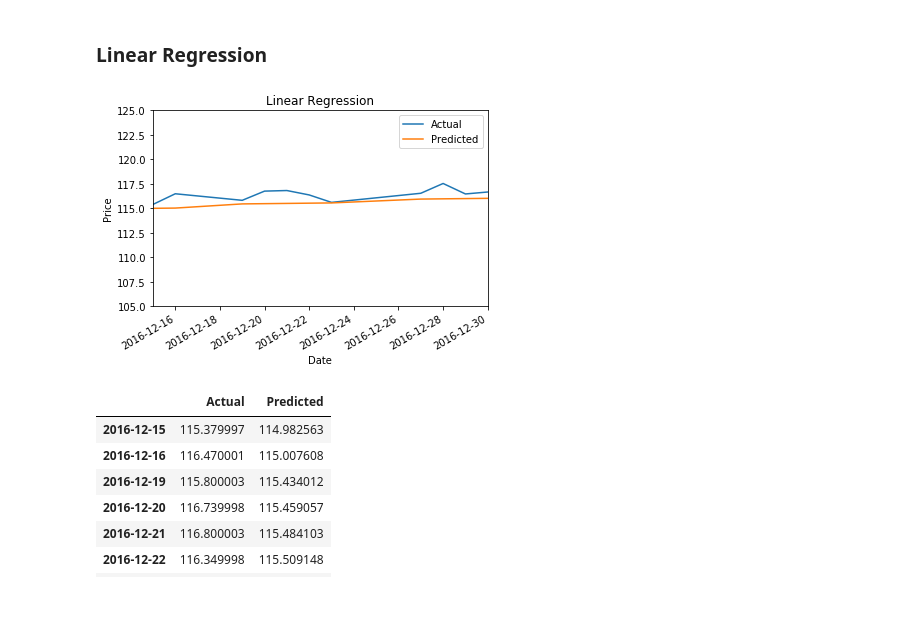
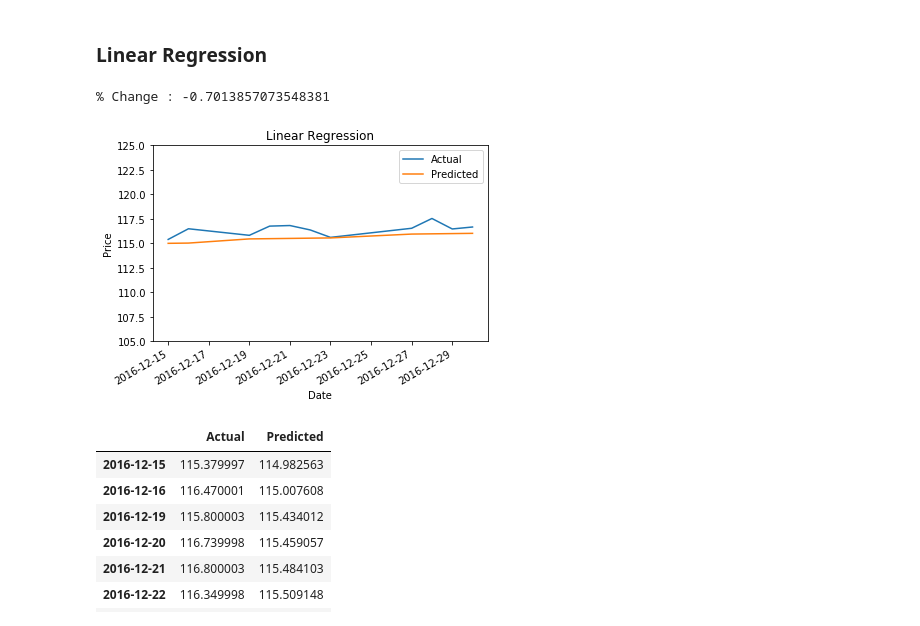
Before and after one commit to prashant2018/Stock-Price-Prediction, a Jupyter notebook: Predictive Analysis of Stock Price Final.ipynb, the cells around one changed output. Drawn from its saved outputs; the diff is of its cells as text; code cells hidden in the pictures.

```diff
--- a/Predictive Analysis of Stock Price Final.ipynb
+++ b/Predictive Analysis of Stock Price Final.ipynb
@@ -22,6 +22,13 @@ def splitDate(df):
 
     X_date = np.array(X_date,dtype=np.int64)
     return [X_date[:,:1],X_date[:,1:2],X_date[:,2:3]]
+# %%
+def calculateError(predicted,actual):
+    n = len(predicted)
+    s = 0
+    for i in range(n):
+        s += ((predicted[i]-actual[i])/actual[i]*100)
+    return s/float(n);
 # %%
 #Function to read data from csv file and create a dataframe
 def getDataSplitInTrainTest(fname,ftrends):
@@ -137,12 +144,14 @@ X_test = scaler.fit_transform(X_test)
 # %%
 from sklearn.linear_model import LinearRegression,Ridge
 from sklearn.metrics import explained_variance_score
 model_linear_reg = LinearRegression()
 model_linear_reg.fit(X_train,y_train)
-df_linear_reg = pd.DataFrame(index=df_test.index)
-df_linear_reg['Actual'] = y_test
-df_linear_reg['Predicted'] = model_linear_reg.predict(X_test)
-plotDataframe(df_linear_reg,"Linear Regression")
+df_lr = pd.DataFrame(index=df_test.index)
+df_lr['Actual'] = y_test
+df_lr['Predicted'] = model_linear_reg.predict(X_test)
+print("% Change : "+str(calculateError(df_lr['Predicted'],df_lr['Actual'])))
+plotDataframe(df_lr,"Linear Regression")
 # %% [output]
+% Change : -0.7013857073548381
-[figure, old version]
+[figure, new version]
 # %%
```
Also changed, not shown: parts of 11 cells of this notebook, 3 other files.
